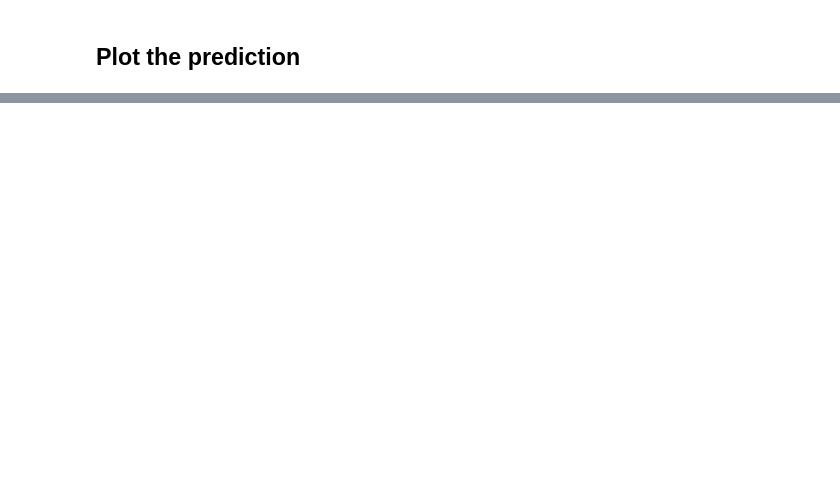
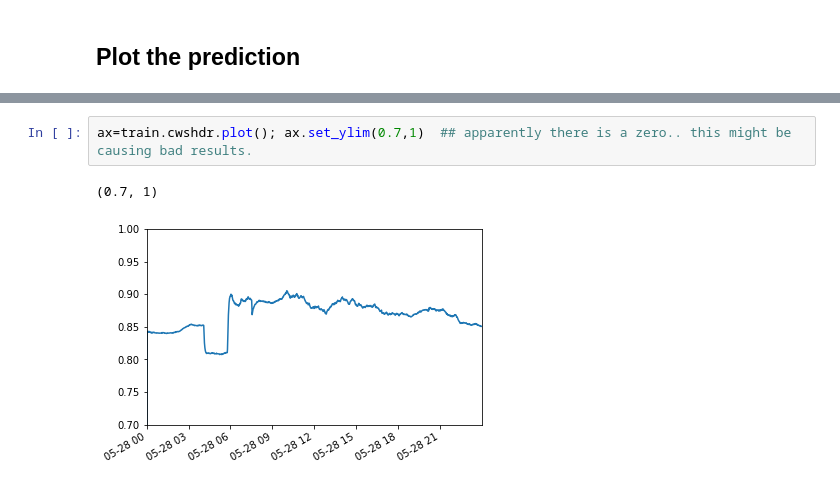
Before and after one commit to MiachelGu/chiller-plants, a Jupyter notebook: notebooks/3. Simple Regression - Insead.ipynb, the cells around one changed output, grey strips where cells are left out. Drawn from its saved outputs; the diff is of its cells as text; blank space fills up the shorter version.

```diff
--- a/notebooks/3. Simple Regression - Insead.ipynb
+++ b/notebooks/3. Simple Regression - Insead.ipynb
@@ -221,0 +334,5 @@ ax.set_ylim(0.8, 0.93)
+# %%
+ax=train.cwshdr.plot(); ax.set_ylim(0.7,1)  ## apparently there is a zero.. this might be causing bad results.
+# %% [output]
+(0.7, 1)
+[figure, added]
```
Also changed, not shown: parts of 17 cells of this notebook.
